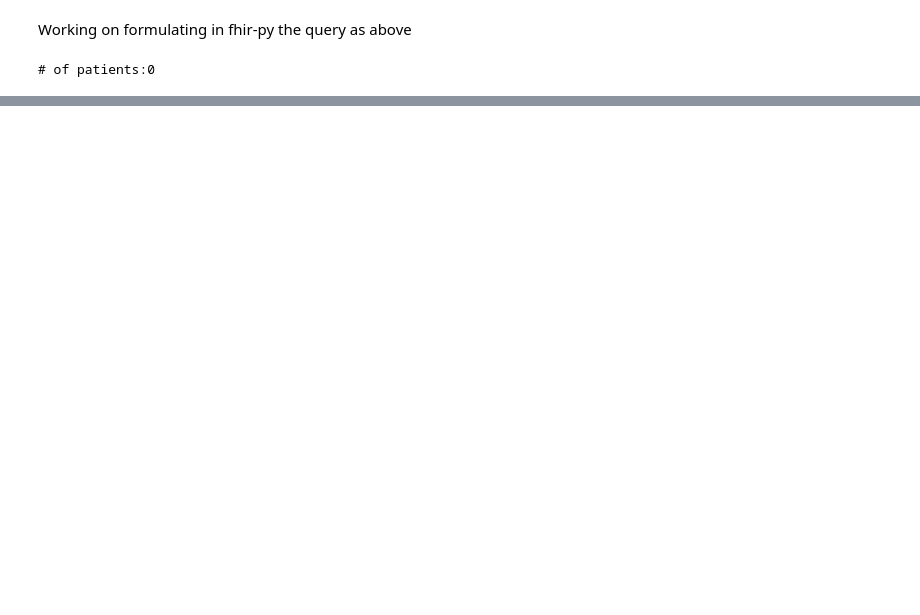
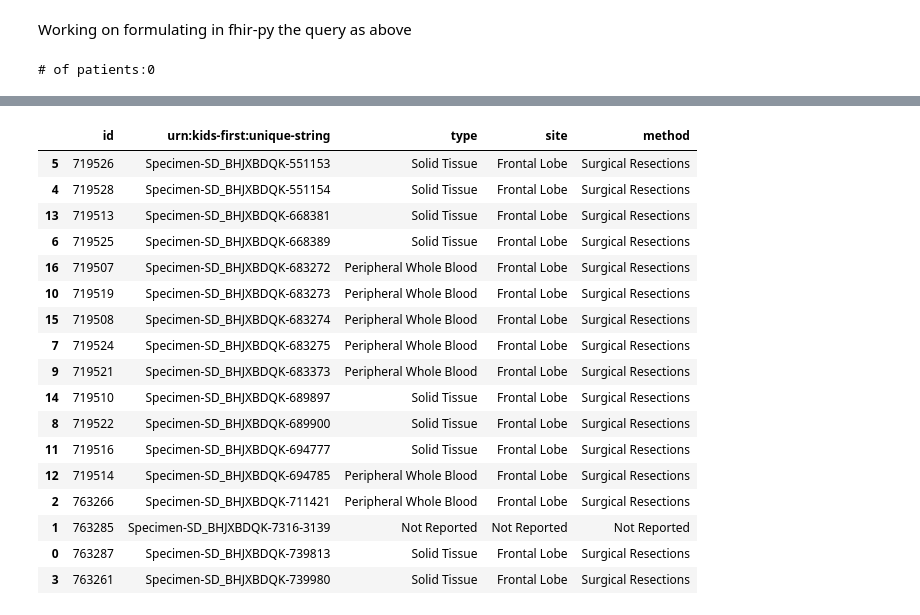
Before and after one commit to ga4gh/fasp-scripts, a Jupyter notebook: notebooks/search/NCPI_FHIR_approaches.ipynb, the cells around one changed output, grey strips where cells are left out. Drawn from its saved outputs; the diff is of its cells as text; code cells hidden in the pictures; blank space fills up the shorter version.

```diff
--- a/notebooks/search/NCPI_FHIR_approaches.ipynb
+++ b/notebooks/search/NCPI_FHIR_approaches.ipynb
@@ -85,0 +647,5 @@ print("# of patients:{}".format(len(patients)))
+# %%
+resources = client.resources('Specimen')
+resources = resources.search(subject='697194').limit(1000)
+specimens = resources.fetch_all()
+print("# of specimens:{}".format(len(specimens)))
@@ -85,0 +656,4 @@ print("# of patients:{}".format(len(patients)))
+# %%
+for s in specimens:
+    print(json.dumps(s.serialize(), indent=3))
+    print ('_'*50)
@@ -85,0 +680,8 @@ print("# of patients:{}".format(len(patients)))
+# %%
+for s in specimens:
+    specimen = s.serialize()
+    if '_collectedDateTime' in specimen['collection']:
+        offsetDuration = specimen['collection']['_collectedDateTime']['extension'][0]['extension'][2]['valueDuration']
+        print("Specimen {} collected at {} {}".format(specimen['id'], offsetDuration['value'],offsetDuration['unit']))
+    else:
+        print ("Specimen {} collected at unknown time".format(specimen['id']))
@@ -85,0 +710,12 @@ print("# of patients:{}".format(len(patients)))
+# %%
+specimenDetails = []
+for s in specimens:
+    specimen = s.serialize()
+    specimenDetails.append ({
+    "id": specimen['id'],
+    "type": specimen['type']['text'],
+    "site": specimen['collection']['bodySite']['text'],
+    "method": specimen['collection']['method']['text']
+    })
+specimensDF = pd.DataFrame(specimenDetails)
+specimensDF
@@ -85,0 +747,34 @@ print("# of patients:{}".format(len(patients)))
+# %%
+specimenDetails = []
+for s in specimens:
+    specimen = s.serialize()
+    kfid = [did for did in specimen['identifier'] if did['system']=='urn:kids-first:unique-string']
+    specimenDetails.append ({
+    "id": specimen['id'],
+    "urn:kids-first:unique-string": kfid[0]['value'],
+    "type": specimen['type']['text'],
+    "site": specimen['collection']['bodySite']['text'],
+    "method": specimen['collection']['method']['text']
+    })
+specimensDF = pd.DataFrame(specimenDetails)
+specimensDF = specimensDF.sort_values(["urn:kids-first:unique-string"])
+specimensDF
+# %% [output]
+|  | id | urn:kids-first:unique-string | type | site | method |
+| 5 | 719526 | Specimen-SD_BHJXBDQK-551153 | Solid Tissue | Frontal Lobe | Surgical Resections |
+| 4 | 719528 | Specimen-SD_BHJXBDQK-551154 | Solid Tissue | Frontal Lobe | Surgical Resections |
+| 13 | 719513 | Specimen-SD_BHJXBDQK-668381 | Solid Tissue | Frontal Lobe | Surgical Resections |
+| 6 | 719525 | Specimen-SD_BHJXBDQK-668389 | Solid Tissue | Frontal Lobe | Surgical Resections |
+| 16 | 719507 | Specimen-SD_BHJXBDQK-683272 | Peripheral Whole Blood | Frontal Lobe | Surgical Resections |
+| 10 | 719519 | Specimen-SD_BHJXBDQK-683273 | Peripheral Whole Blood | Frontal Lobe | Surgical Resections |
+| 15 | 719508 | Specimen-SD_BHJXBDQK-683274 | Peripheral Whole Blood | Frontal Lobe | Surgical Resections |
+| 7 | 719524 | Specimen-SD_BHJXBDQK-683275 | Peripheral Whole Blood | Frontal Lobe | Surgical Resections |
+| 9 | 719521 | Specimen-SD_BHJXBDQK-683373 | Peripheral Whole Blood | Frontal Lobe | Surgical Resections |
+| 14 | 719510 | Specimen-SD_BHJXBDQK-689897 | Solid Tissue | Frontal Lobe | Surgical Resections |
+| 8 | 719522 | Specimen-SD_BHJXBDQK-689900 | Solid Tissue | Frontal Lobe | Surgical Resections |
+| 11 | 719516 | Specimen-SD_BHJXBDQK-694777 | Solid Tissue | Frontal Lobe | Surgical Resections |
+| 12 | 719514 | Specimen-SD_BHJXBDQK-694785 | Peripheral Whole Blood | Frontal Lobe | Surgical Resections |
+| 2 | 763266 | Specimen-SD_BHJXBDQK-711421 | Peripheral Whole Blood | Frontal Lobe | Surgical Resections |
+| 1 | 763285 | Specimen-SD_BHJXBDQK-7316-3139 | Not Reported | Not Reported | Not Reported |
+| 0 | 763287 | Specimen-SD_BHJXBDQK-739813 | Solid Tissue | Frontal Lobe | Surgical Resections |
+| 3 | 763261 | Specimen-SD_BHJXBDQK-739980 | Solid Tissue | Frontal Lobe | Surgical Resections |
```
Also changed, not shown: parts of 54 cells of this notebook, 6 other files.
